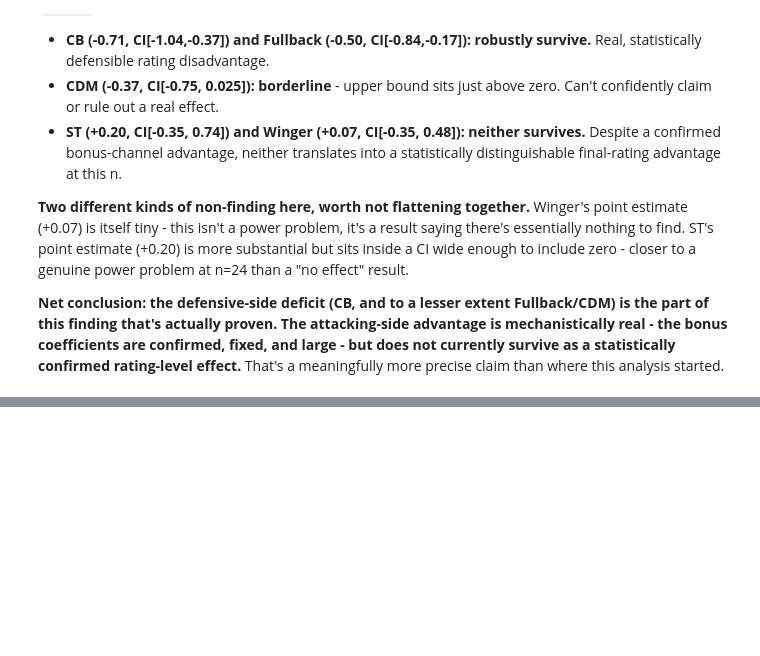
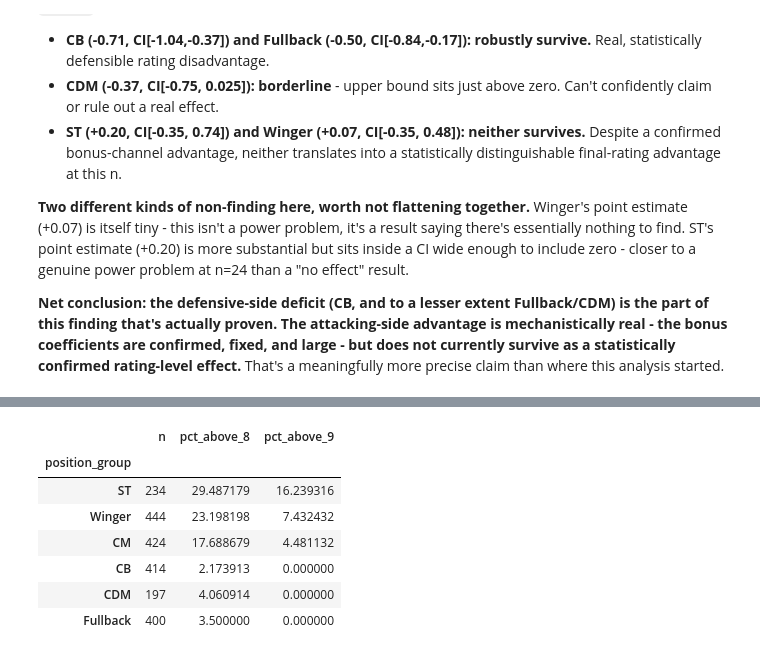
Before and after one commit to Kaziksobo/Gaffers-Clipboard, a Jupyter notebook: workshop/ratings_validation/rating_scale_comparability.ipynb, the cells around one changed output, grey strips where cells are left out. Saved outputs shown, nothing was run; the diff lists cells and outputs as text; code cells hidden in the pictures; blank space fills up the shorter version.

Commit message:
Expanded ratings validation suite

```diff
--- a/workshop/ratings_validation/rating_scale_comparability.ipynb
+++ b/workshop/ratings_validation/rating_scale_comparability.ipynb
@@ -532,0 +561,16 @@ where this analysis started.
+# %%
+high_rating_summary = (
+    decomp_df.groupby('position_group')['rating']
+    .agg(n='size', pct_above_8=lambda x: (x >= 8.0).mean() * 100, pct_above_9=lambda x: (x >= 9.0).mean() * 100)
+    .reindex(['ST', 'Winger', 'CM', 'CB', 'CDM', 'Fullback'])
+)
+high_rating_summary
+# %% [output]
+|  | n | pct_above_8 | pct_above_9 |
+| position_group |  |  |  |
+| ST | 234 | 29.487179 | 16.239316 |
+| Winger | 444 | 23.198198 | 7.432432 |
+| CM | 424 | 17.688679 | 4.481132 |
+| CB | 414 | 2.173913 | 0.000000 |
+| CDM | 197 | 4.060914 | 0.000000 |
+| Fullback | 400 | 3.500000 | 0.000000 |
```
Also changed, not shown: parts of 7 cells of this notebook, 7 other files.
